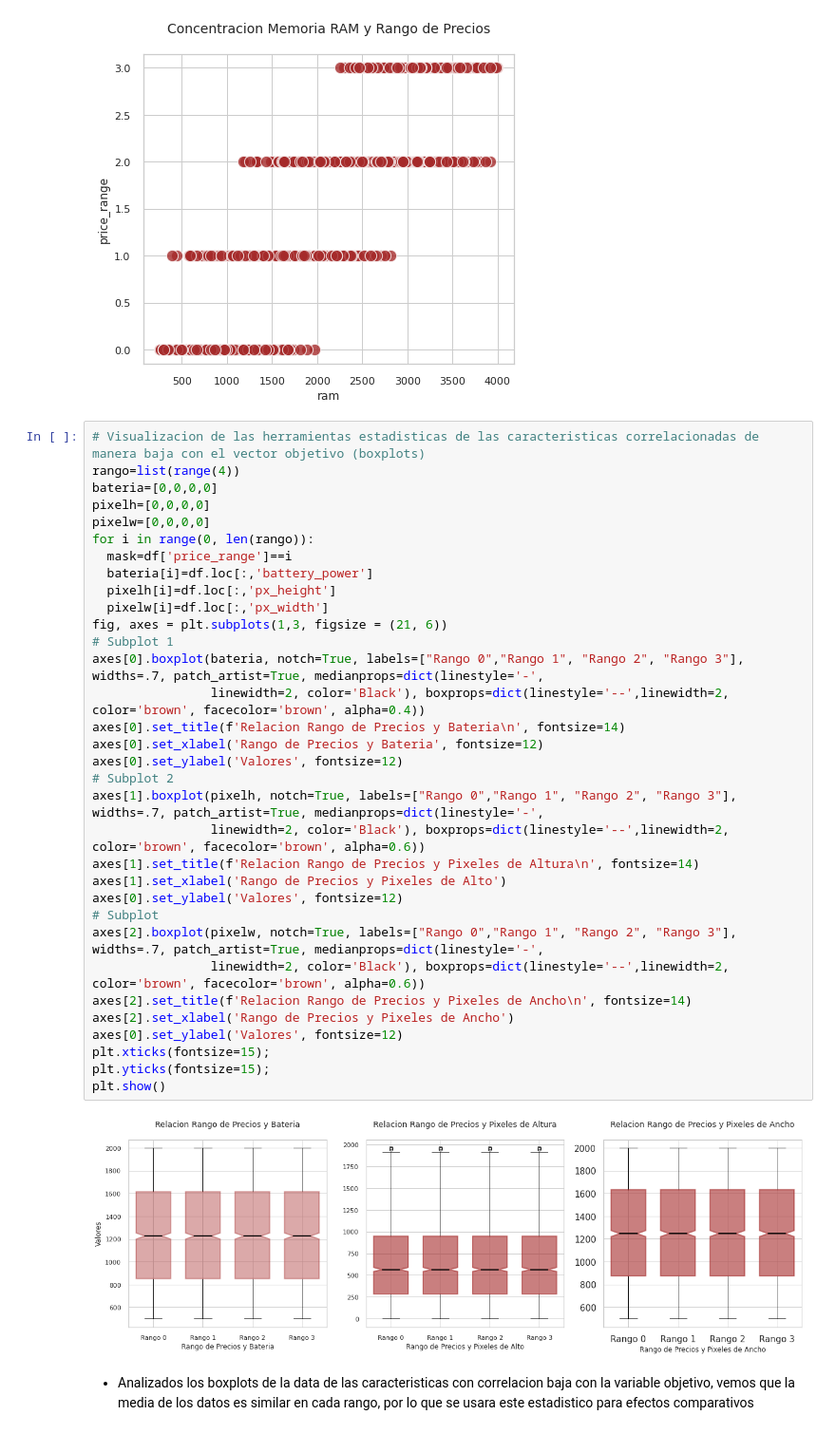
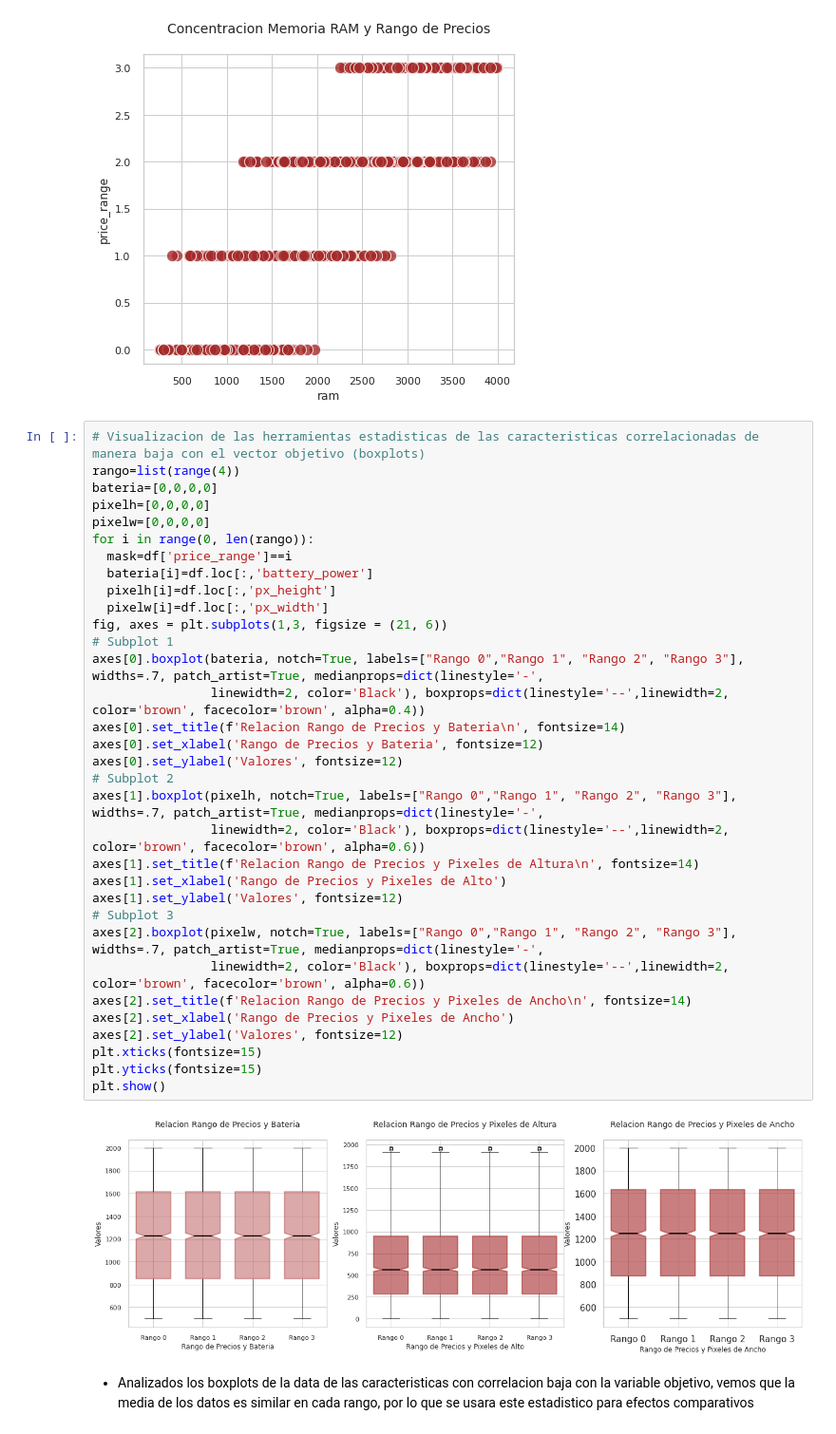
Before and after one commit to jcpalaciosb/Clasificacion_de_Precios, a Jupyter notebook: Mobile_Price_Classification_P4.ipynb, the cells around one changed output. Shown at 95% size. Cells and saved outputs as stored; diff of their text form.

```diff
--- a/Mobile_Price_Classification_P4.ipynb
+++ b/Mobile_Price_Classification_P4.ipynb
@@ -398,38 +398,38 @@ plt.show()
 # %%
 # Visualizacion de las herramientas estadisticas de las caracteristicas correlacionadas de manera baja con el vector objetivo (boxplots)
 rango=list(range(4))
 bateria=[0,0,0,0]
 pixelh=[0,0,0,0]
 pixelw=[0,0,0,0]
 for i in range(0, len(rango)):
   mask=df['price_range']==i
   bateria[i]=df.loc[:,'battery_power']
   pixelh[i]=df.loc[:,'px_height']
   pixelw[i]=df.loc[:,'px_width']
 fig, axes = plt.subplots(1,3, figsize = (21, 6))
 # Subplot 1
 axes[0].boxplot(bateria, notch=True, labels=["Rango 0","Rango 1", "Rango 2", "Rango 3"], widths=.7, patch_artist=True, medianprops=dict(linestyle='-',
                 linewidth=2, color='Black'), boxprops=dict(linestyle='--',linewidth=2, color='brown', facecolor='brown', alpha=0.4))
 axes[0].set_title(f'Relacion Rango de Precios y Bateria\n', fontsize=14)
 axes[0].set_xlabel('Rango de Precios y Bateria', fontsize=12)
 axes[0].set_ylabel('Valores', fontsize=12)
 # Subplot 2
 axes[1].boxplot(pixelh, notch=True, labels=["Rango 0","Rango 1", "Rango 2", "Rango 3"], widths=.7, patch_artist=True, medianprops=dict(linestyle='-',
                 linewidth=2, color='Black'), boxprops=dict(linestyle='--',linewidth=2, color='brown', facecolor='brown', alpha=0.6))
 axes[1].set_title(f'Relacion Rango de Precios y Pixeles de Altura\n', fontsize=14)
 axes[1].set_xlabel('Rango de Precios y Pixeles de Alto')
-axes[0].set_ylabel('Valores', fontsize=12)
-# Subplot
+axes[1].set_ylabel('Valores', fontsize=12)
+# Subplot 3
 axes[2].boxplot(pixelw, notch=True, labels=["Rango 0","Rango 1", "Rango 2", "Rango 3"], widths=.7, patch_artist=True, medianprops=dict(linestyle='-',
                 linewidth=2, color='Black'), boxprops=dict(linestyle='--',linewidth=2, color='brown', facecolor='brown', alpha=0.6))
 axes[2].set_title(f'Relacion Rango de Precios y Pixeles de Ancho\n', fontsize=14)
 axes[2].set_xlabel('Rango de Precios y Pixeles de Ancho')
-axes[0].set_ylabel('Valores', fontsize=12)
-plt.xticks(fontsize=15);
-plt.yticks(fontsize=15);
+axes[2].set_ylabel('Valores', fontsize=12)
+plt.xticks(fontsize=15)
+plt.yticks(fontsize=15)
 plt.show()
 # %% [output]
-[figure, old version]
+[figure, new version]
 # %% [markdown]
 * Analizados los boxplots de la data de las caracteristicas con correlacion baja con la variable objetivo, vemos que la media de los datos es similar en cada rango, por lo que se usara este estadistico para efectos comparativos
 # %%
```
Also changed, not shown: parts of 3 cells of this notebook.
